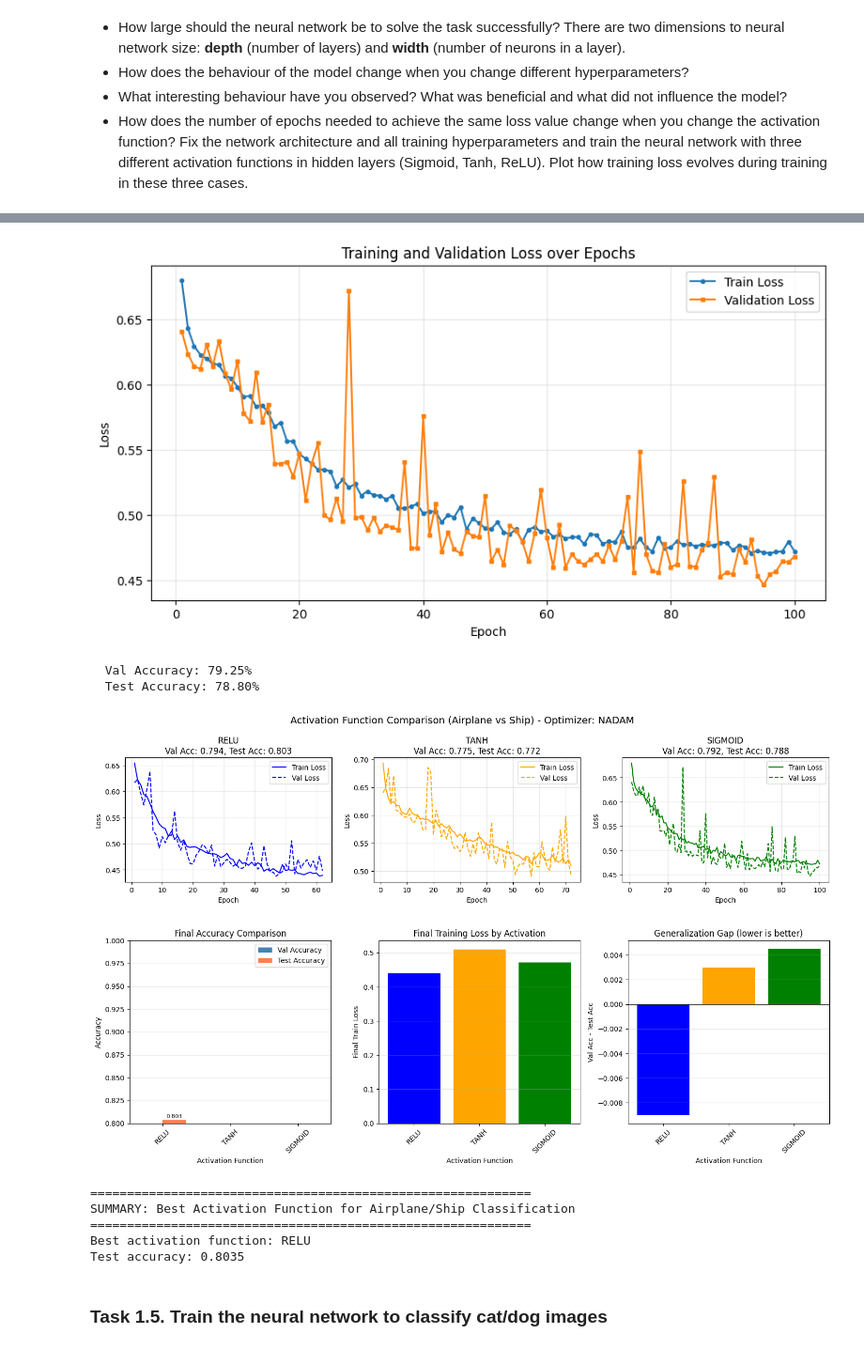
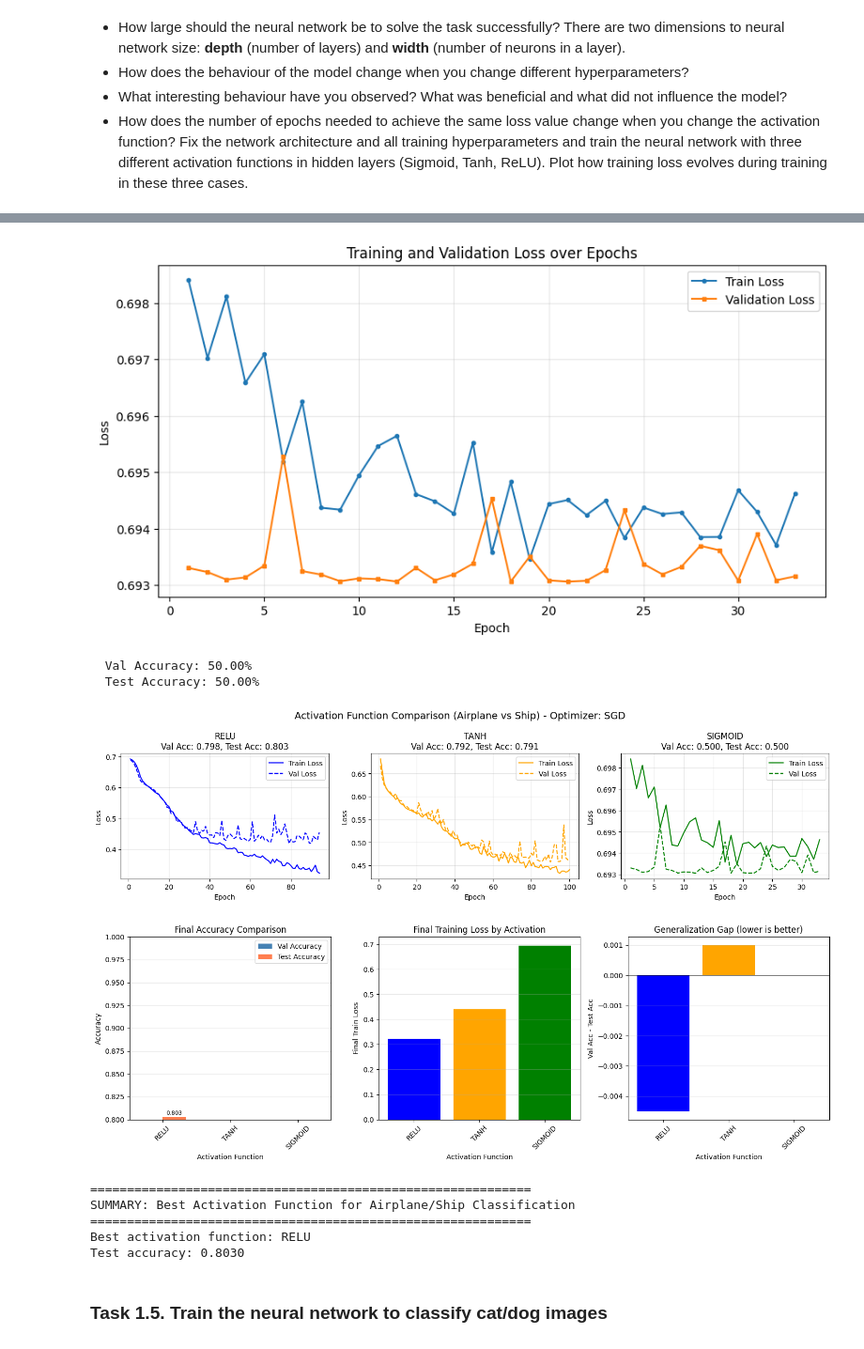
Before and after one commit to ilyavyakovlev/nebius_ai_performance_engineering, a Jupyter notebook: LLM_homework_2/homework_CIFAR10.ipynb, the cells around one changed output, grey strips where cells are left out. Shown at 94% size. Cells and saved outputs as stored; diff of their text form; code cells hidden in the pictures.

```diff
--- a/LLM_homework_2/homework_CIFAR10.ipynb
+++ b/LLM_homework_2/homework_CIFAR10.ipynb
@@ -453,9 +453,9 @@ DROPOUT_RATE = 0.3  # dropout probability for regularization
 # =====================
 # OPTIMIZER = 'adam'          # Default: Adam optimizer
 # OPTIMIZER = 'adamw'       # AdamW: Adam with decoupled weight decay
-# OPTIMIZER = 'sgd'         # SGD: Stochastic Gradient Descent with momentum
+OPTIMIZER = 'sgd'         # SGD: Stochastic Gradient Descent with momentum
 # OPTIMIZER = 'rmsprop'     # RMSprop: Root Mean Square Propagation
-OPTIMIZER = 'nadam'       # NAdam: Adam with Nesterov momentum
+# OPTIMIZER = 'nadam'       # NAdam: Adam with Nesterov momentum
 
 # SGD-specific hyperparameters (only used if OPTIMIZER='sgd')
 SGD_MOMENTUM = 0.9
@@ -559,7 +559,9 @@ class OptimizedNet(nn.Module):
 
     def forward(self, x):
         x = self.dropout(self.activation(self.fc1(x)))
+        # x = self.activation(self.fc1(x))
         x = self.dropout(self.activation(self.fc2(x)))
+        # x = self.activation(self.fc2(x))
         x = self.dropout(self.activation(self.fc3(x)))
         x = torch.sigmoid(self.fc4(x))
         return x
@@ -682,7 +684,6 @@ activation_results = {}
 print("=" * 60)
 print("EXPERIMENT: Comparing Activation Functions (ReLU / Tanh / Sigmoid)")
 print(f"Optimizer: {OPTIMIZER.upper()}")
-print("Architecture: 3072 → 128 → 128 → 128 → 1 (uniform width)")
 print("=" * 60)
 
 for act_fn in activation_functions:
@@ -845,13 +844,13 @@ Architecture: 3072 → 128 → 128 → 128 → 1 (uniform width)
-[figure, old version]
+[figure, new version]
-  Val Accuracy: 79.25%
-  Test Accuracy: 78.80%
+  Val Accuracy: 50.00%
+  Test Accuracy: 50.00%
-[figure, old version]
+[figure, new version]
-[figure, old version]
+[figure, new version]
 ============================================================
 SUMMARY: Best Activation Function for Airplane/Ship Classification
 ============================================================
 Best activation function: RELU
-Test accuracy: 0.8035
+Test accuracy: 0.8030
 # %% [markdown]
 ### Task 1.5. Train the neural network to classify cat/dog images
 # %% [markdown]
```
Also changed, not shown: parts of 3 cells of this notebook.
